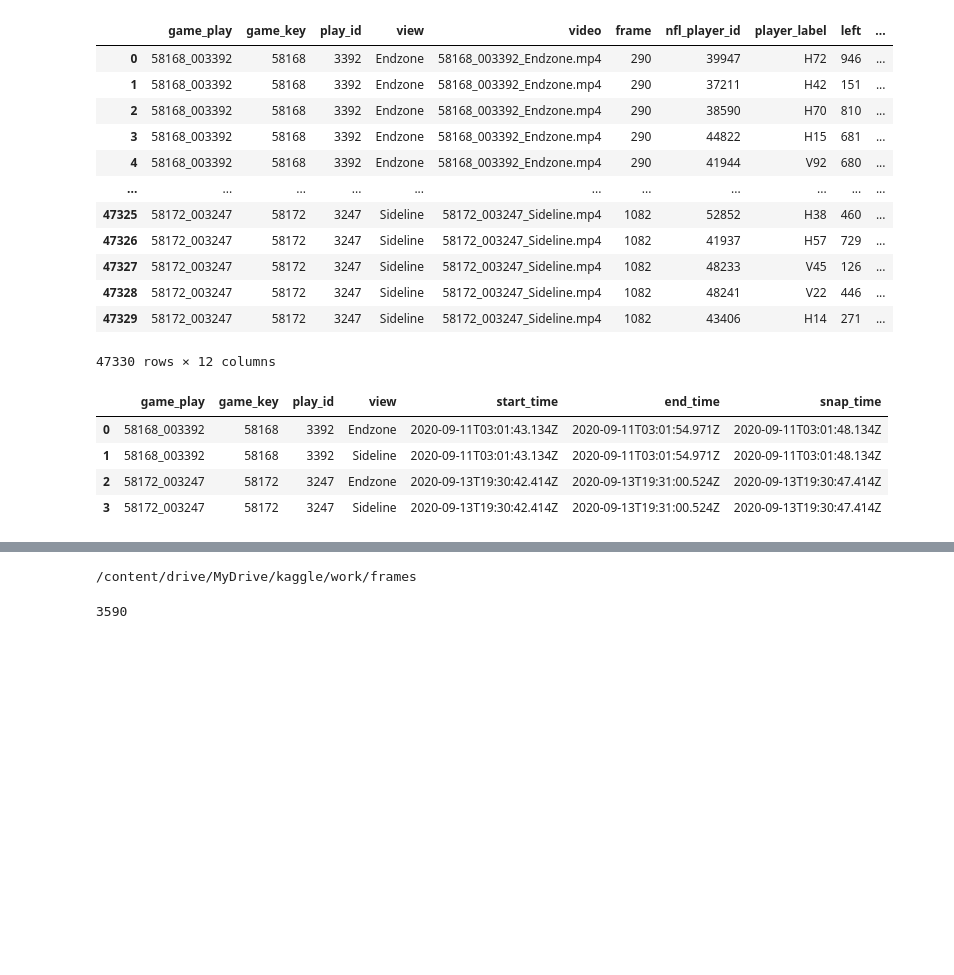
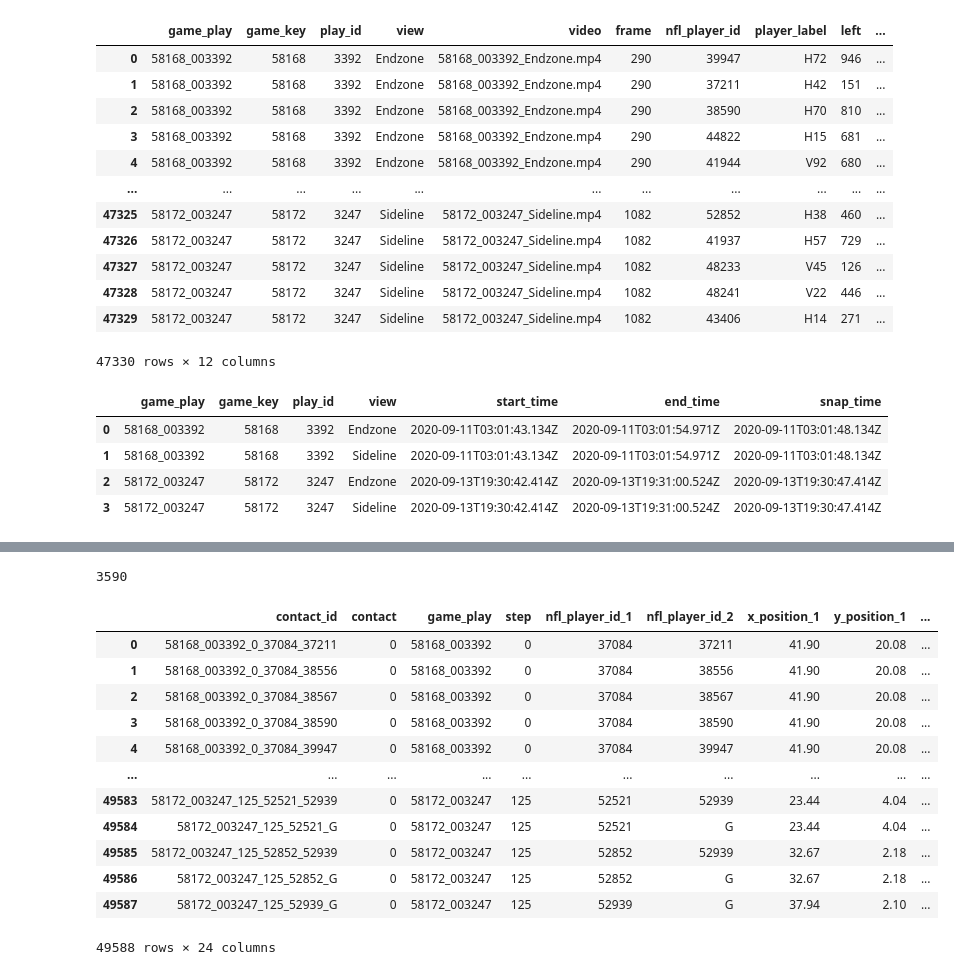
Before and after one commit to dbtjr1103/Competition_practice, a Jupyter notebook: Kaggle_2_5D_CNN_Baseline.ipynb, the cells around one changed output, grey strips where cells are left out. Cells and saved outputs as stored; diff of their text form; code cells hidden in the pictures; blank space fills up the shorter version.

```diff
--- a/Kaggle_2_5D_CNN_Baseline.ipynb
+++ b/Kaggle_2_5D_CNN_Baseline.ipynb
@@ -176,4 +179,0 @@ ls
-# %%
-cd /content/drive/MyDrive/kaggle/work/frames
-# %% [output]
-/content/drive/MyDrive/kaggle/work/frames
@@ -186,3 +184,73 @@ tmp = os.listdir('/content/drive/MyDrive/kaggle/work/frames')
 len(tmp)
 # %% [output]
 3590
+# %%
+def create_features(df, tr_tracking, merge_col="step", use_cols=["x_position", "y_position"]):
+    output_cols = []
+    df_combo = (
+        df.astype({"nfl_player_id_1": "str"})
+        .merge(
+            tr_tracking.astype({"nfl_player_id": "str"})[
+                ["game_play", merge_col, "nfl_player_id",] + use_cols
+            ],
+            left_on=["game_play", merge_col, "nfl_player_id_1"],
+            right_on=["game_play", merge_col, "nfl_player_id"],
+            how="left",
+        )
+        .rename(columns={c: c+"_1" for c in use_cols})
+        .drop("nfl_player_id", axis=1)
+        .merge(
+            tr_tracking.astype({"nfl_player_id": "str"})[
+                ["game_play", merge_col, "nfl_player_id"] + use_cols
+            ],
+            left_on=["game_play", merge_col, "nfl_player_id_2"],
+            right_on=["game_play", merge_col, "nfl_player_id"],
+            how="left",
+        )
+        .drop("nfl_player_id", axis=1)
+        .rename(columns={c: c+"_2" for c in use_cols})
+        .sort_values(["game_play", merge_col, "nfl_player_id_1", "nfl_player_id_2"])
+        .reset_index(drop=True)
+    )
+    output_cols += [c+"_1" for c in use_cols]
+    output_cols += [c+"_2" for c in use_cols]
+
+    if ("x_position" in use_cols) & ("y_position" in use_cols):
+        index = df_combo['x_position_2'].notnull()
+
+        distance_arr = np.full(len(index), np.nan)
+        tmp_distance_arr = np.sqrt(
+            np.square(df_combo.loc[index, "x_position_1"] - df_combo.loc[index, "x_position_2"])
+            + np.square(df_combo.loc[index, "y_position_1"]- df_combo.loc[index, "y_position_2"])
+        )
+
+        distance_arr[index] = tmp_distance_arr
+        df_combo['distance'] = distance_arr
+        output_cols += ["distance"]
+
+    df_combo['G_flug'] = (df_combo['nfl_player_id_2']=="G")
+    output_cols += ["G_flug"]
+    return df_combo, output_cols
+
+
+use_cols = [
+    'x_position', 'y_position', 'speed', 'distance',
+    'direction', 'orientation', 'acceleration', 'sa'
+]
+
+test, feature_cols = create_features(labels, test_tracking, use_cols=use_cols)
+test
+# %% [output]
+|  | contact_id | contact | game_play | step | nfl_player_id_1 | nfl_player_id_2 | x_position_1 | y_position_1 | ... |
+| 0 | 58168_003392_0_37084_37211 | 0 | 58168_003392 | 0 | 37084 | 37211 | 41.90 | 20.08 | ... |
+| 1 | 58168_003392_0_37084_38556 | 0 | 58168_003392 | 0 | 37084 | 38556 | 41.90 | 20.08 | ... |
+| 2 | 58168_003392_0_37084_38567 | 0 | 58168_003392 | 0 | 37084 | 38567 | 41.90 | 20.08 | ... |
+| 3 | 58168_003392_0_37084_38590 | 0 | 58168_003392 | 0 | 37084 | 38590 | 41.90 | 20.08 | ... |
+| 4 | 58168_003392_0_37084_39947 | 0 | 58168_003392 | 0 | 37084 | 39947 | 41.90 | 20.08 | ... |
+| ... | ... | ... | ... | ... | ... | ... | ... | ... | ... |
+| 49583 | 58172_003247_125_52521_52939 | 0 | 58172_003247 | 125 | 52521 | 52939 | 23.44 | 4.04 | ... |
+| 49584 | 58172_003247_125_52521_G | 0 | 58172_003247 | 125 | 52521 | G | 23.44 | 4.04 | ... |
+| 49585 | 58172_003247_125_52852_52939 | 0 | 58172_003247 | 125 | 52852 | 52939 | 32.67 | 2.18 | ... |
+| 49586 | 58172_003247_125_52852_G | 0 | 58172_003247 | 125 | 52852 | G | 32.67 | 2.18 | ... |
+| 49587 | 58172_003247_125_52939_G | 0 | 58172_003247 | 125 | 52939 | G | 37.94 | 2.10 | ... |
+49588 rows × 24 columns
```
Also changed, not shown: parts of 29 cells of this notebook.
